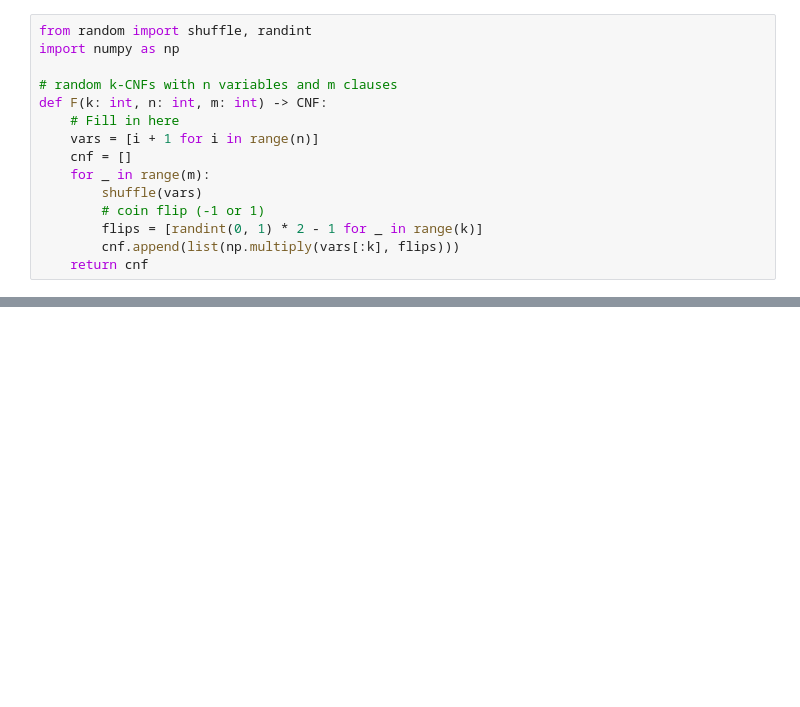
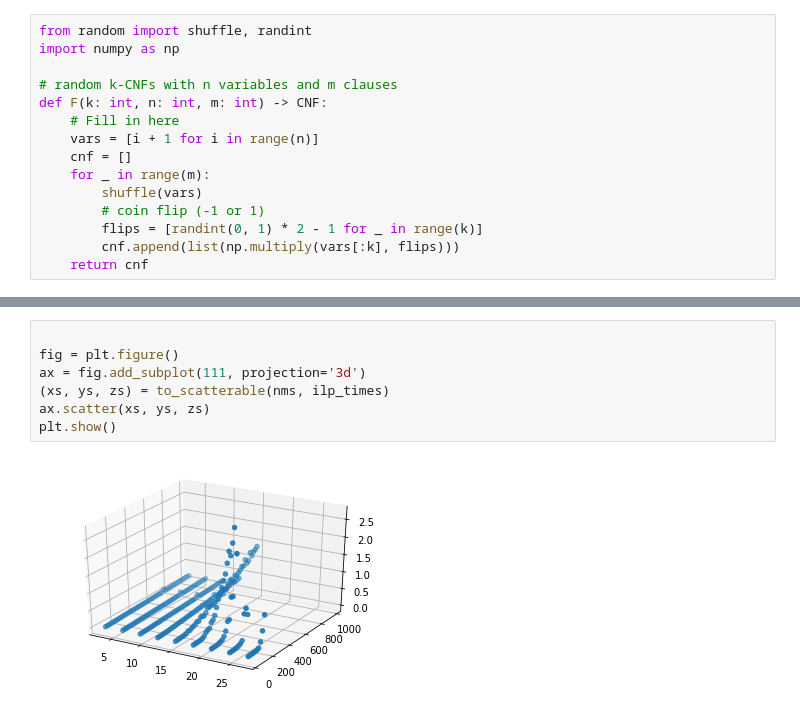
Before and after one commit to subinbean/Randomized-LP-Rounding-ILP, a Jupyter notebook: max_sat/max_sat.ipynb, the cells around one changed output, grey strips where cells are left out. Saved outputs shown, nothing was run; the diff lists cells and outputs as text; blank space fills up the shorter version.

```diff
--- a/max_sat/max_sat.ipynb
+++ b/max_sat/max_sat.ipynb
@@ -183,0 +261,9 @@ ex
+# %%
+
+fig = plt.figure()
+ax = fig.add_subplot(111, projection='3d')
+(xs, ys, zs) = to_scatterable(nms, ilp_times)
+ax.scatter(xs, ys, zs)
+plt.show()
+# %% [output]
+[figure, added]
```
Also changed, not shown: parts of 28 cells of this notebook.
